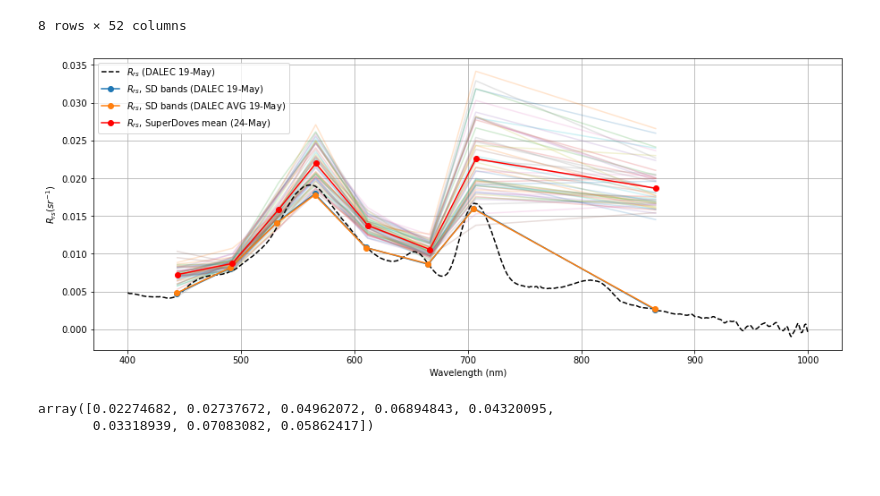
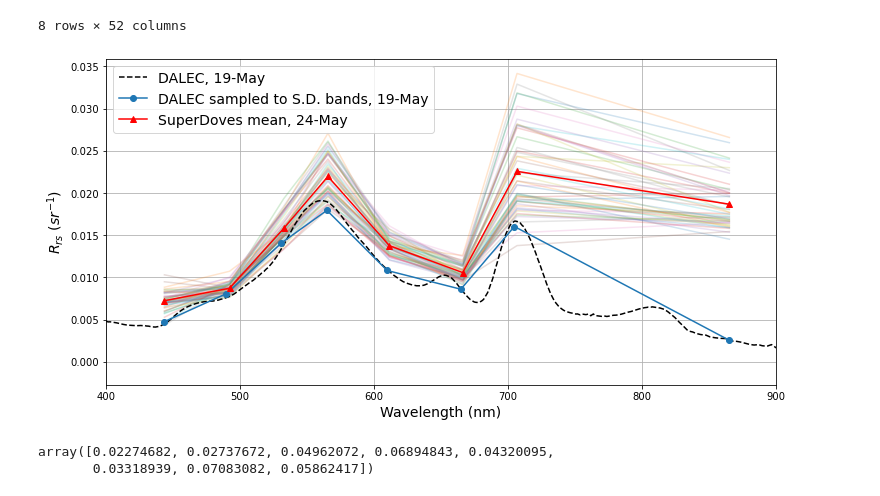
Before and after one commit to scmc72/DALEC_processing, a Jupyter notebook: SpectralConvolutionTest.ipynb, the cells around one changed output. Drawn from its saved outputs; the diff is of its cells as text; code cells hidden in the pictures; blank space fills up the shorter version.

Commit message:
increased fontsize in some old graphs for apr1

```diff
--- a/SpectralConvolutionTest.ipynb
+++ b/SpectralConvolutionTest.ipynb
@@ -46,7 +47,7 @@ log46
 
 spect_wavelengths = dalecLoad.load_DALEC_spect_wavelengths('data/LOG_0046.dtf')
 
-sample_10 = log46.loc['10', :]
+sample_10 = log46.loc[10, :]
 # use 601 steps so that it matches the RSR for superdoves
 Lu_10 = dalecLoad.uniform_grid_spectra(sample_10, spect_wavelengths, param='Lu', nsteps=601)
 Lsky_10 = dalecLoad.uniform_grid_spectra(sample_10, spect_wavelengths, param='Lsky', nsteps=601)
@@ -209,33 +210,37 @@ SD_airthrey
 # %%
 # superdoves wavelengths
 SD_x = [443, 490, 531, 565, 610, 665, 705, 865]
 
 # we need to divide the acolite data by pi (3.14) to get it to the same units as Rrs data from DALEC
 
-fig, ax = plt.subplots(figsize=(15, 6))
+fig, ax = plt.subplots(figsize=(12, 6))
 
 for col in SD_airthrey.columns[1:-1]:
     ax.plot(SD_airthrey['Wavelength'].values, SD_airthrey[col].values/3.14, alpha=0.2)
 
-ax.plot(RSR_doves['Wavelength (nm)'].values, Rrs, 'k--', label='$R_{rs}$ (DALEC 19-May)')
+ax.plot(RSR_doves['Wavelength (nm)'].values, Rrs, 'k--', label='DALEC, 19-May')
 
 
-ax.plot(SD_x, Rrs_SD, marker='o', label='$R_{rs}$, SD bands (DALEC 19-May)')
-ax.plot(SD_x, Rrs_SD_avg, marker='o', label='$R_{rs}$, SD bands (DALEC AVG 19-May)')
+ax.plot(SD_x, Rrs_SD, marker='o', label='DALEC sampled to S.D. bands, 19-May')
+#ax.plot(SD_x, Rrs_SD_avg, marker='o', label='$R_{rs}$, SD bands (DALEC AVG 19-May)')
 
 
 ax.plot(SD_airthrey['Wavelength'].values, SD_airthrey['avg'].values/3.14,
-        marker='o', color='r', label='$R_{rs}$, SuperDoves mean (24-May)')
+        marker='^', color='r', label='SuperDoves mean, 24-May')
 #ax.plot(SD_airthrey['Wavelength'].values, SD_airthrey['Pin 4'].values/4, label='$R_{rs}$ superDoves pin 4 24-May')
 
+plt.rc('axes', labelsize=14) #fontsize of the x and y labels
+plt.rc('legend', fontsize=14) #fontsize of the legend
+
+ax.set_xlim(400, 900)
 
 ax.legend()
 ax.set_xlabel('Wavelength (nm)')
-ax.set_ylabel('$R_{rs} (sr^{-1}$)')
+ax.set_ylabel('$R_{rs}$ $(sr^{-1}$)')
 ax.grid()
 plt.show()
 # %% [output]
-[figure, old version]
+[figure, new version]
 # %%
 SD_airthrey['avg'].values
 # %% [output]
```
Also changed, not shown: parts of 1 cell of this notebook.
